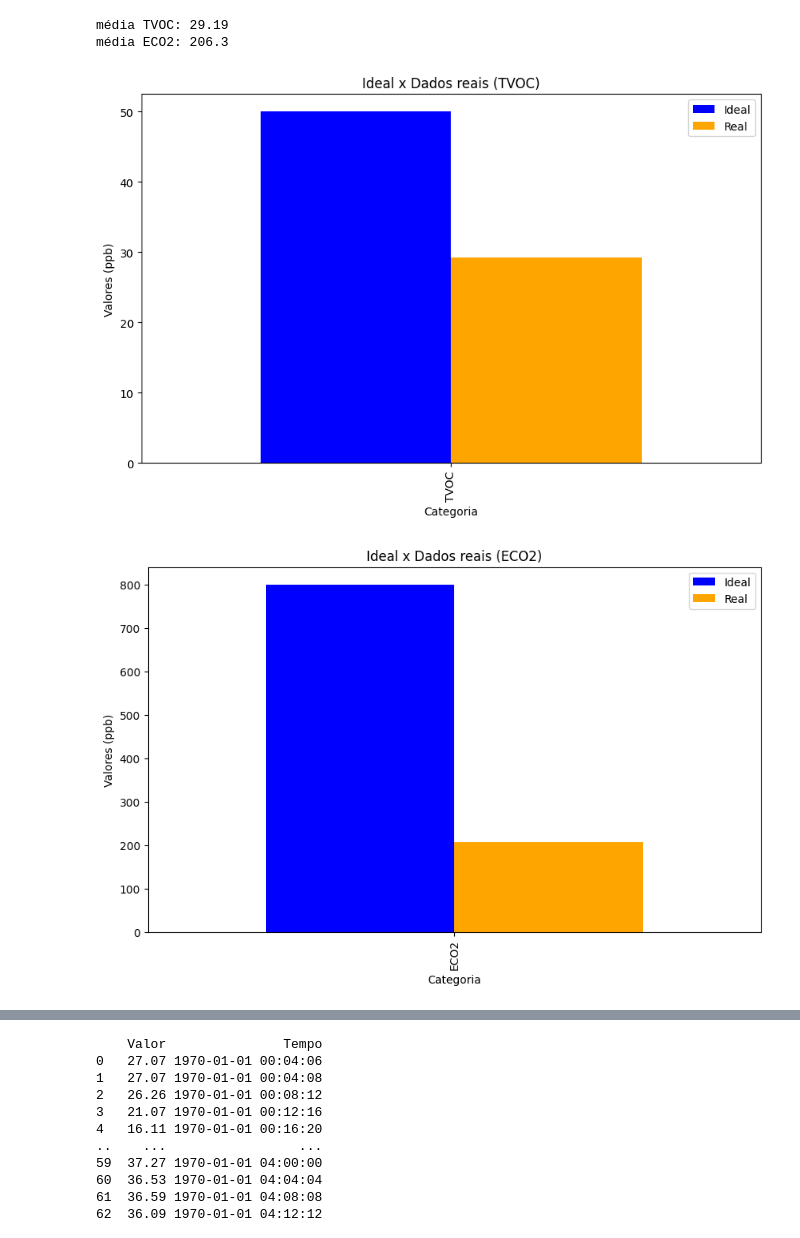
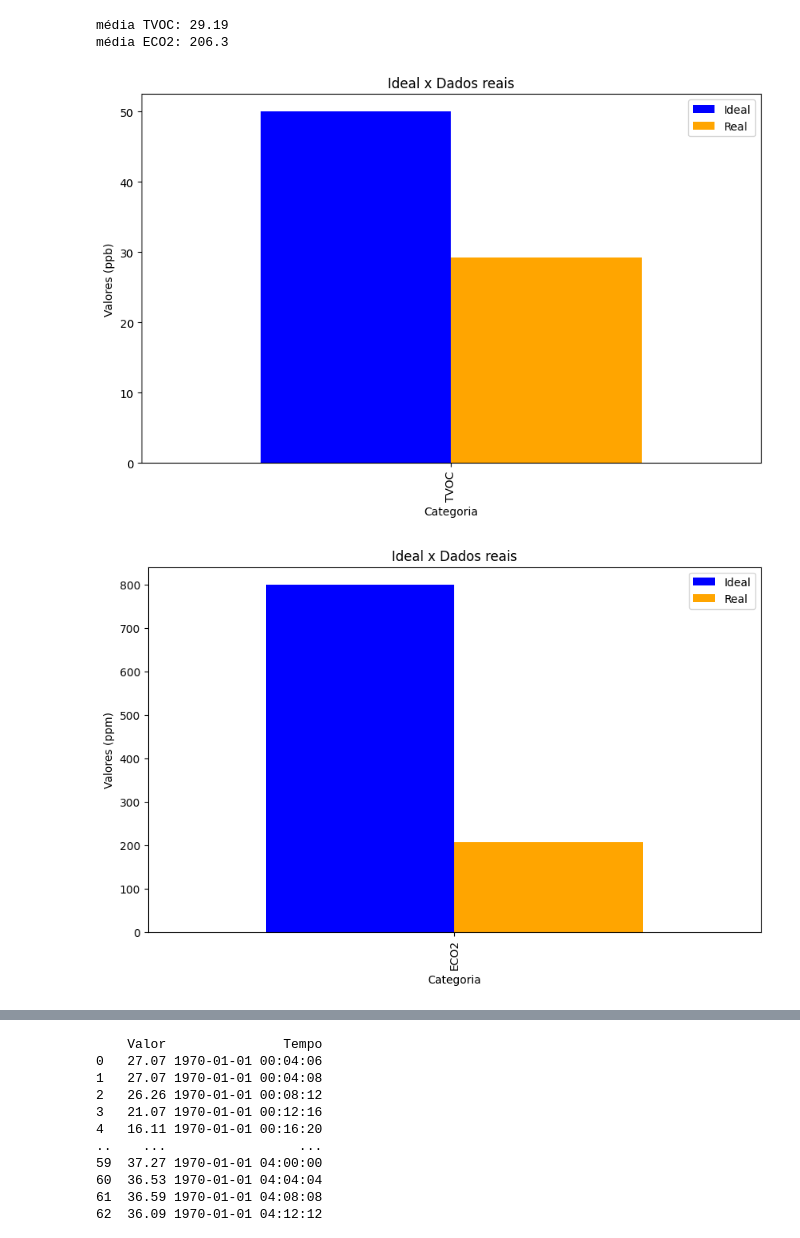
Before and after one commit to ronaldylf/Cubesat_data_analysis, a Jupyter notebook: Cubesat_data_analysis.ipynb, the cells around one changed output, grey strips where cells are left out. Cells and saved outputs as stored; diff of their text form; code cells hidden in the pictures.

```diff
--- a/Cubesat_data_analysis.ipynb
+++ b/Cubesat_data_analysis.ipynb
@@ -47,38 +47,38 @@ média ECO2: 206.3
 # %%
 cor_esperado = 'blue'
 cor_real = 'orange'
 
-categorias = ( #categoria / valor esperado / valor real
-    ["TVOC", 50, average_tvoc],
-    ["ECO2", 800, average_eco2]
+categorias = ( #categoria / valor esperado / valor real / unidade de media
+    ["TVOC", 50, average_tvoc, "ppb"],
+    ["ECO2", 800, average_eco2, "ppm"]
 )
 
 for item in categorias:
     # Cria um DataFrame com os dados
     average_data = pd.DataFrame({
         'Categoria': [item[0]],
         'Esperado': [item[1]],
         'Real': [item[2]]
     })
 
     # Seta a coluna 'Categoria' como index
     average_data.set_index('Categoria', inplace=True)
 
     # Plota o gráfico de barras
     ax = average_data.plot(kind='bar', color=[cor_esperado, cor_real], width=0.8, figsize=(10, 6))
 
     # Adiciona os labels e o título
     #plt.xlabel('Gases')
-    plt.ylabel('Valores (ppb)')
-    plt.title(f'Ideal x Dados reais ({item[0]})')
+    plt.ylabel(f'Valores ({item[3]})')
+    plt.title('Ideal x Dados reais')
     # Adicionando a legenda
     ax.legend(['Ideal', 'Real'])
 
     # Mostra o gráfico
     plt.show()
 # %% [output]
-[figure, old version]
+[figure, new version]
-[figure, old version]
+[figure, new version]
 # %%
 data = {
     'Valor': [],
```
Also changed, not shown: parts of 2 cells of this notebook.
